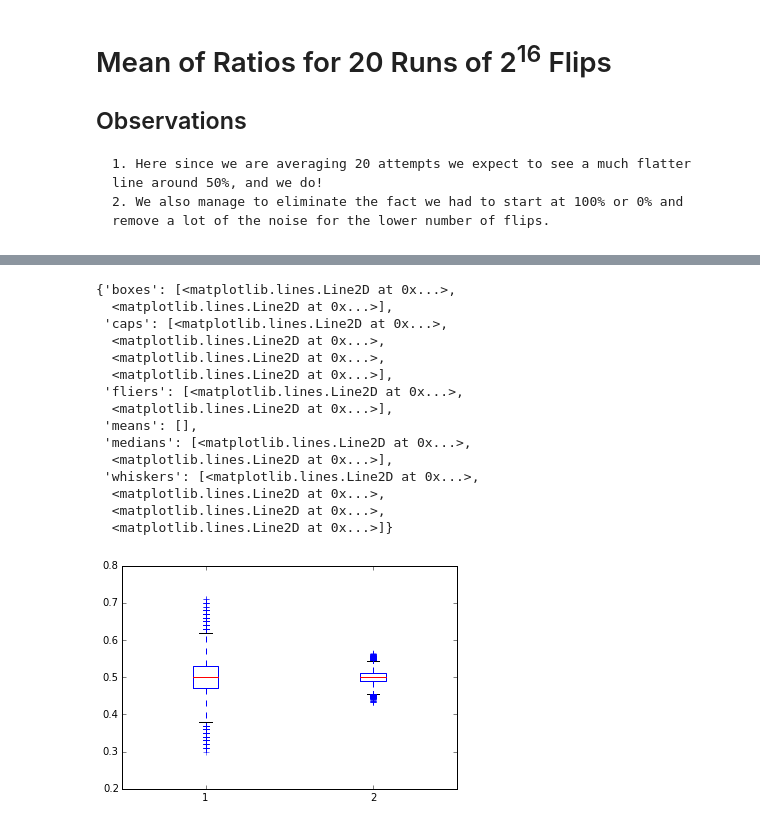
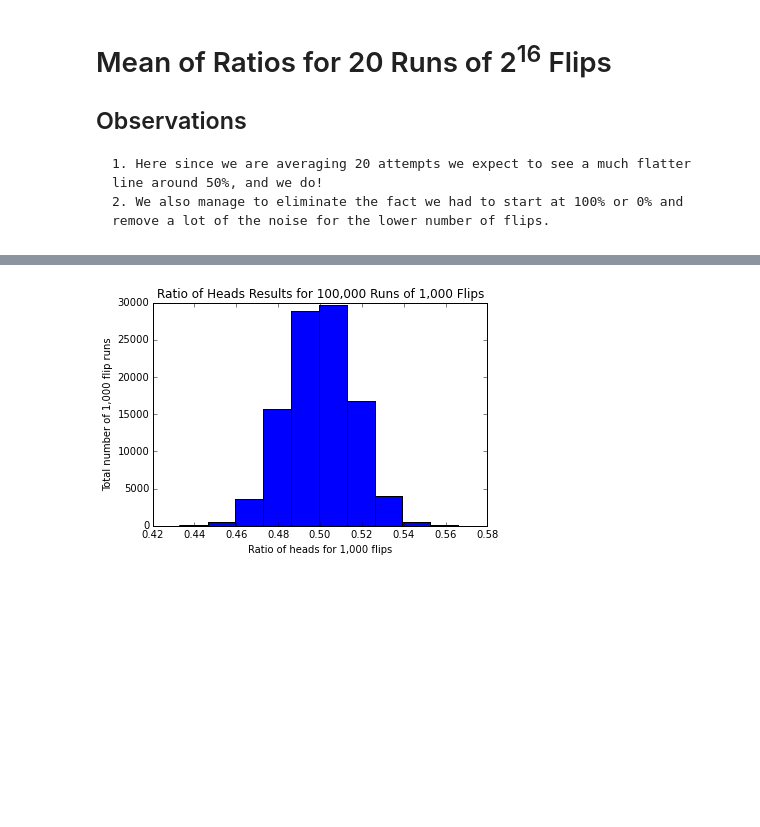
Before and after one commit to Shea-Wolfe/flipping-out, a Jupyter notebook: coin-flips.ipynb, the cells around one changed output, grey strips where cells are left out. Cells and saved outputs as stored; diff of their text form; code cells hidden in the pictures; blank space fills up the shorter version.

```diff
--- a/coin-flips.ipynb
+++ b/coin-flips.ipynb
@@ -179,19 +185,8 @@ plt.boxplot(ratio_hkt_data)
-# %%
-plt.boxplot([ratio_hkh_data,ratio_hkt_data])
-# %% [output]
-{'boxes': [<matplotlib.lines.Line2D at 0x...>,
-  <matplotlib.lines.Line2D at 0x...>],
- 'caps': [<matplotlib.lines.Line2D at 0x...>,
-  <matplotlib.lines.Line2D at 0x...>,
-  <matplotlib.lines.Line2D at 0x...>,
-  <matplotlib.lines.Line2D at 0x...>],
- 'fliers': [<matplotlib.lines.Line2D at 0x...>,
-  <matplotlib.lines.Line2D at 0x...>],
- 'means': [],
- 'medians': [<matplotlib.lines.Line2D at 0x...>,
-  <matplotlib.lines.Line2D at 0x...>],
- 'whiskers': [<matplotlib.lines.Line2D at 0x...>,
-  <matplotlib.lines.Line2D at 0x...>,
-  <matplotlib.lines.Line2D at 0x...>,
-  <matplotlib.lines.Line2D at 0x...>]}
-[figure, removed]
+# %%
+plt.hist(ratio_hkt_data)
+plt.xlabel('Ratio of heads for 1,000 flips')
+plt.ylabel('Total number of 1,000 flip runs')
+plt.title('Ratio of Heads Results for 100,000 Runs of 1,000 Flips')
+plt.show()
+# %% [output]
+[figure, added]
```
Also changed, not shown: parts of 17 cells of this notebook.
